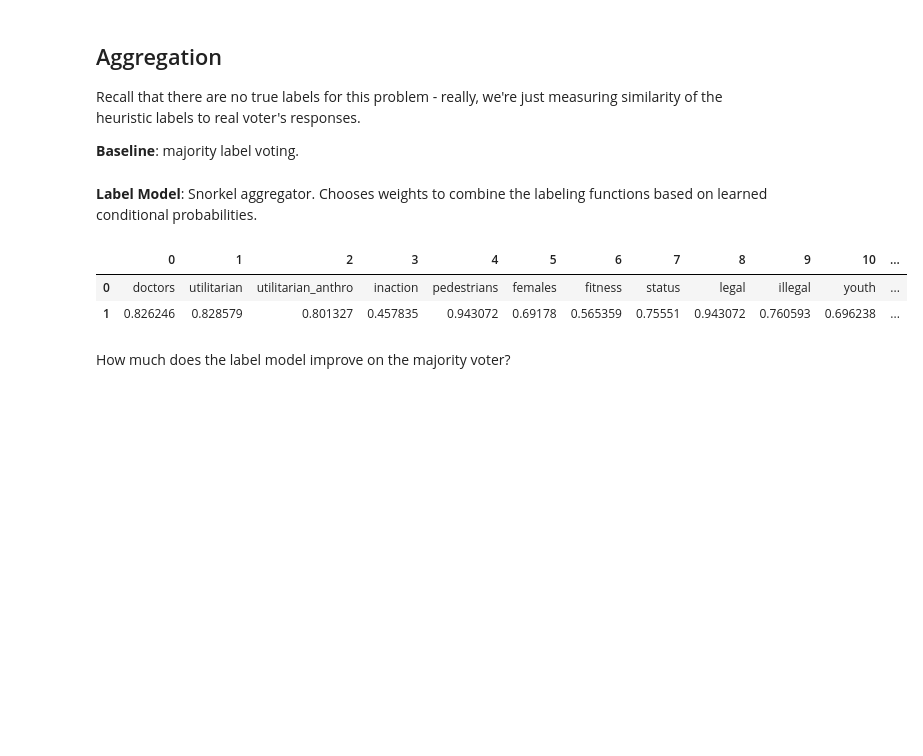
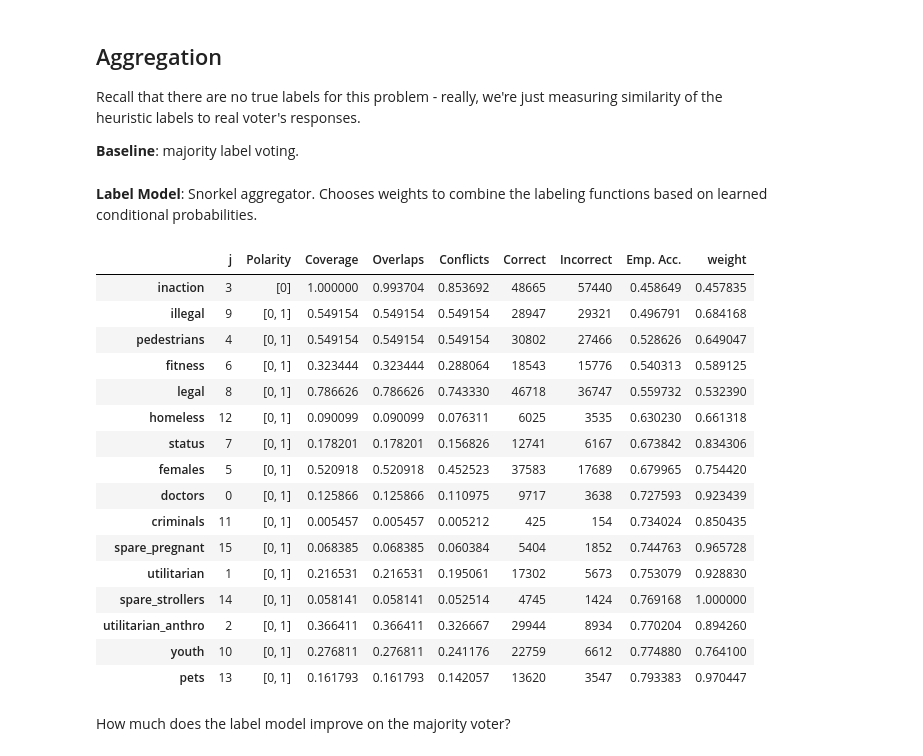
Before and after one commit to ryansteed/heuristic-moral-machine, a Jupyter notebook: jupyter/moralmachine.ipynb, the cells around one changed output. Drawn from its saved outputs; the diff is of its cells as text; code cells hidden in the pictures; blank space fills up the shorter version.

```diff
--- a/jupyter/moralmachine.ipynb
+++ b/jupyter/moralmachine.ipynb
@@ -481,13 +533,31 @@ preds_train = model_majority.predict(L=L_train)
 # %%
 # cardinality is num classes
 importlib.reload(hmm.labeling.models)
 
 model_label = labeler.fit(L_train, Y_dev=y_dev.values, fit_params={'n_epochs': 200, 'log_freq': 50})
-pd.DataFrame([[lf.name for lf in lfs], model_label.get_weights()])
+analysis = LFAnalysis(L=L_val, lfs=lfs).lf_summary(Y=y_val.values)
+analysis['weight'] = pd.Series(model_label.get_weights(), index=[lf.name for lf in lfs])
+analysis.to_csv('../figures/data/mm-weights.csv')
+analysis.sort_values('Emp. Acc.')
+# X[['Passenger_int', 'Passenger_noint', 'Law Abiding_int', 'Law Abiding_noint']]
 # %% [output]
-|  | 0 | 1 | 2 | 3 | 4 | 5 | 6 | 7 | 8 | 9 | 10 | ... |
-| 0 | doctors | utilitarian | utilitarian_anthro | inaction | pedestrians | females | fitness | status | legal | illegal | youth | ... |
-| 1 | 0.826246 | 0.828579 | 0.801327 | 0.457835 | 0.943072 | 0.69178 | 0.565359 | 0.75551 | 0.943072 | 0.760593 | 0.696238 | ... |
+|  | j | Polarity | Coverage | Overlaps | Conflicts | Correct | Incorrect | Emp. Acc. | weight |
+| inaction | 3 | [0] | 1.000000 | 0.993704 | 0.853692 | 48665 | 57440 | 0.458649 | 0.457835 |
+| illegal | 9 | [0, 1] | 0.549154 | 0.549154 | 0.549154 | 28947 | 29321 | 0.496791 | 0.684168 |
+| pedestrians | 4 | [0, 1] | 0.549154 | 0.549154 | 0.549154 | 30802 | 27466 | 0.528626 | 0.649047 |
+| fitness | 6 | [0, 1] | 0.323444 | 0.323444 | 0.288064 | 18543 | 15776 | 0.540313 | 0.589125 |
+| legal | 8 | [0, 1] | 0.786626 | 0.786626 | 0.743330 | 46718 | 36747 | 0.559732 | 0.532390 |
+| homeless | 12 | [0, 1] | 0.090099 | 0.090099 | 0.076311 | 6025 | 3535 | 0.630230 | 0.661318 |
+| status | 7 | [0, 1] | 0.178201 | 0.178201 | 0.156826 | 12741 | 6167 | 0.673842 | 0.834306 |
+| females | 5 | [0, 1] | 0.520918 | 0.520918 | 0.452523 | 37583 | 17689 | 0.679965 | 0.754420 |
+| doctors | 0 | [0, 1] | 0.125866 | 0.125866 | 0.110975 | 9717 | 3638 | 0.727593 | 0.923439 |
+| criminals | 11 | [0, 1] | 0.005457 | 0.005457 | 0.005212 | 425 | 154 | 0.734024 | 0.850435 |
+| spare_pregnant | 15 | [0, 1] | 0.068385 | 0.068385 | 0.060384 | 5404 | 1852 | 0.744763 | 0.965728 |
+| utilitarian | 1 | [0, 1] | 0.216531 | 0.216531 | 0.195061 | 17302 | 5673 | 0.753079 | 0.928830 |
+| spare_strollers | 14 | [0, 1] | 0.058141 | 0.058141 | 0.052514 | 4745 | 1424 | 0.769168 | 1.000000 |
+| utilitarian_anthro | 2 | [0, 1] | 0.366411 | 0.366411 | 0.326667 | 29944 | 8934 | 0.770204 | 0.894260 |
+| youth | 10 | [0, 1] | 0.276811 | 0.276811 | 0.241176 | 22759 | 6612 | 0.774880 | 0.764100 |
+| pets | 13 | [0, 1] | 0.161793 | 0.161793 | 0.142057 | 13620 | 3547 | 0.793383 | 0.970447 |
 # %% [markdown]
 How much does the label model improve on the majority voter?
 # %%
```
Also changed, not shown: parts of 23 cells of this notebook, 4 other files.
